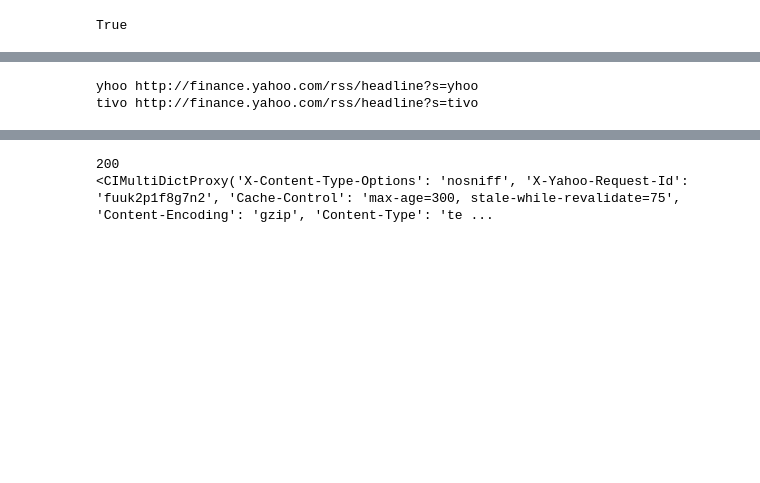
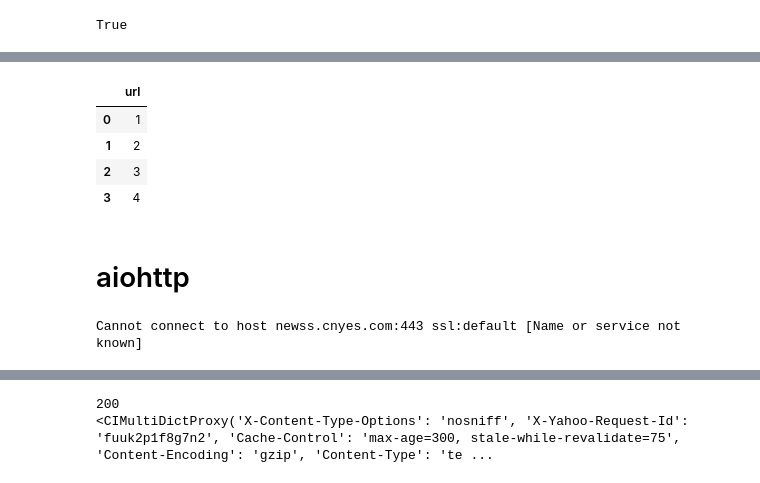
Before and after one commit to w121211/twint, a Jupyter notebook: debug.ipynb, the cells around one changed output, grey strips where cells are left out. Drawn from its saved outputs; the diff is of its cells as text; code cells hidden in the pictures; blank space fills up the shorter version.

Commit message:
add test codes, cnyes scraper

```diff
--- a/debug.ipynb
+++ b/debug.ipynb
@@ -13,8 +82,52 @@ True
 # %%
 import pandas as pd
-df = pd.read_csv('/workspace/twint/rss/resource/rss.csv')
-for index, r in df.iterrows():
-    print(r['ticker'], r['url'])
+# df = pd.read_csv('/workspace/twint/rss/resource/rss.csv')
+# # return df.iterrows()
+# for index, r in df.iterrows():
+#     print(r['ticker'], r['url'])
+
+pd.DataFrame({
+    "url": [1,2,3,4]
+})
 # %% [output]
-yhoo http://finance.yahoo.com/rss/headline?s=yhoo
-tivo http://finance.yahoo.com/rss/headline?s=tivo
+|  | url |
+| 0 | 1 |
+| 1 | 2 |
+| 2 | 3 |
+| 3 | 4 |
+# %% [markdown]
+# aiohttp
+# %%
+import aiohttp
+from newspaper import Article
+
+# url = 'http://bit.ly/K0Z1F'
+# url = 'https://www.cnbc.com/2020/04/19/why-big-techs-coronavirus-goodwill-wont-help-in-antitrust-probes.html'
+url = 'https://newss.cnyes.com/api/v3/news/category/headline?startAt=1264957200&endAt=1264958200&limit=100'
+
+async def session():
+    async with aiohttp.ClientSession() as sess:
+        return sess
+
+async def get(sess):
+    async with aiohttp.ClientSession() as sess:
+        async with sess.get(url) as resp:
+#             print(resp)
+#             print(resp.status)
+#             print(resp.headers)
+#             print(resp.url)
+#             print(resp.history)
+            html = await resp.text()
+#             article = Article(str(resp.url))
+#             article.set_html()
+#             article.parse()
+            return resp, html
+
+# article, resp = await get()
+# print(article)
+try:
+    resp, html = await get(sess)
+except aiohttp.ClientError as e:
+    print(e)
+# %% [output]
+Cannot connect to host newss.cnyes.com:443 ssl:default [Name or service not known]
```
Also changed, not shown: parts of 33 cells of this notebook, 22 other files.
